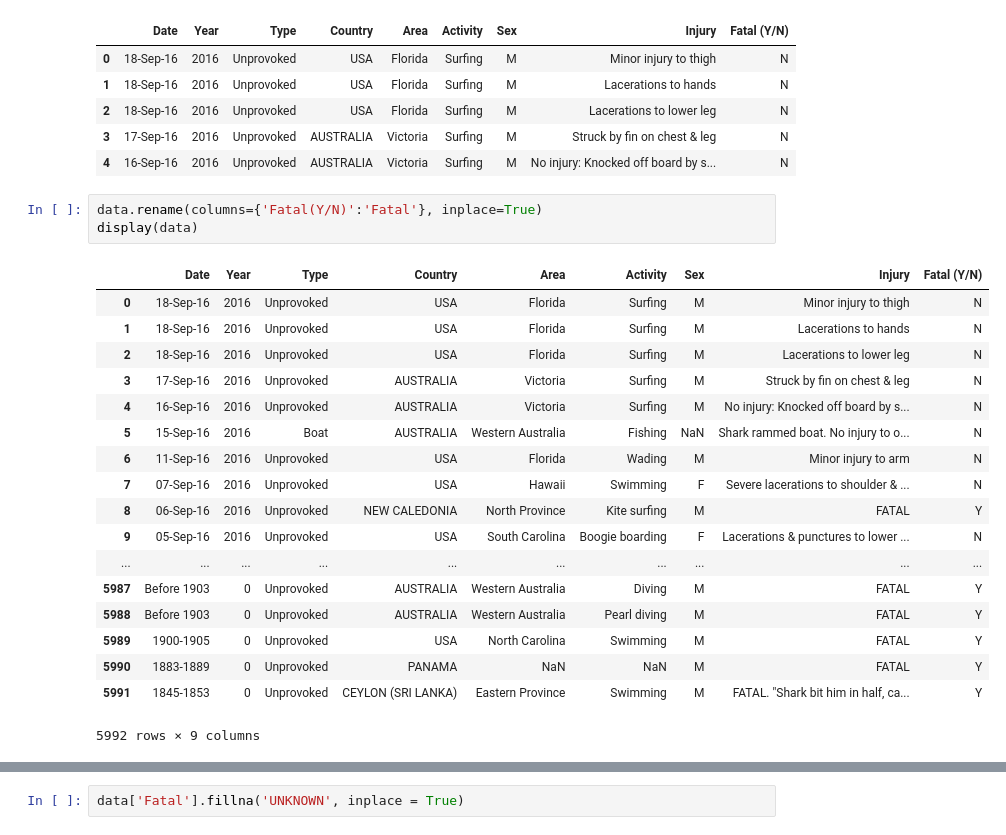
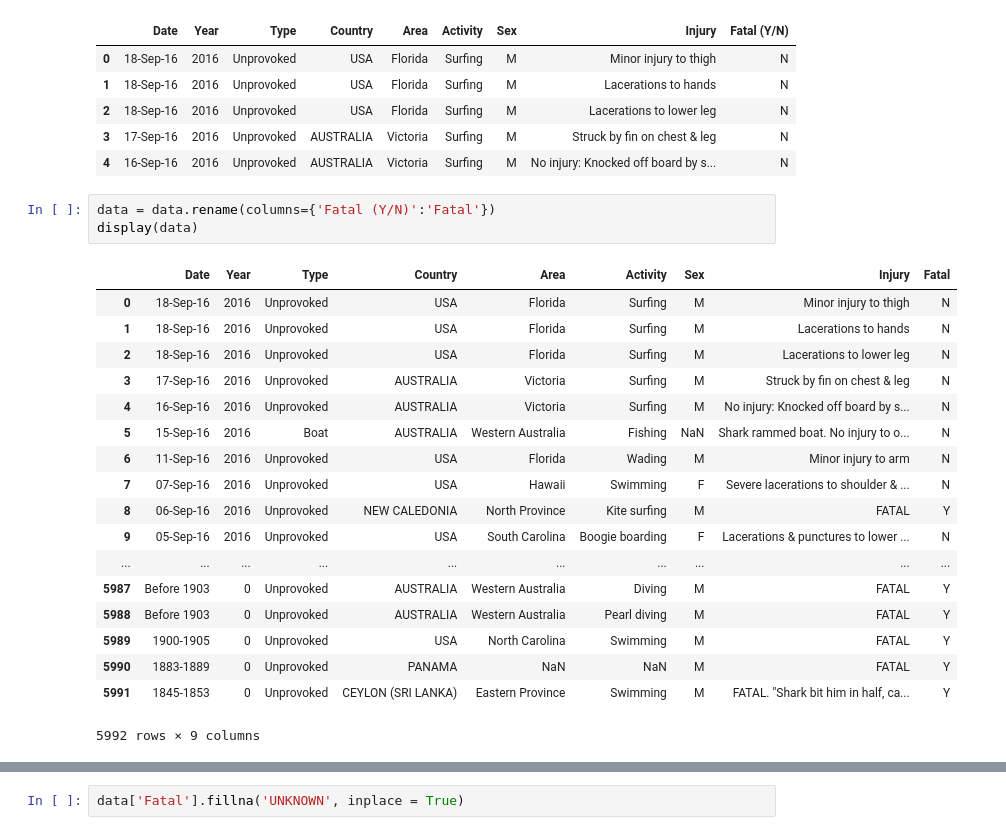
Before and after one commit to ironhack-datalabs/datamad0419, a Jupyter notebook: module-1/pandas-project/your-code/[pandas-project] Ivan Pena.ipynb, the cells around one changed output, grey strips where cells are left out. Drawn from its saved outputs; the diff is of its cells as text.

```diff
--- a/module-1/pandas-project/your-code/[pandas-project] Ivan Pena.ipynb
+++ b/module-1/pandas-project/your-code/[pandas-project] Ivan Pena.ipynb
@@ -86,10 +65,10 @@ data.head()
 | 3 | 17-Sep-16 | 2016 | Unprovoked | AUSTRALIA | Victoria | Surfing | M | Struck by fin on chest & leg | N |
 | 4 | 16-Sep-16 | 2016 | Unprovoked | AUSTRALIA | Victoria | Surfing | M | No injury: Knocked off board by s... | N |
 # %%
-data.rename(columns={'Fatal(Y/N)':'Fatal'}, inplace=True)
+data = data.rename(columns={'Fatal (Y/N)':'Fatal'})
 display(data)
 # %% [output]
-|  | Date | Year | Type | Country | Area | Activity | Sex | Injury | Fatal (Y/N) |
+|  | Date | Year | Type | Country | Area | Activity | Sex | Injury | Fatal |
 | 0 | 18-Sep-16 | 2016 | Unprovoked | USA | Florida | Surfing | M | Minor injury to thigh | N |
 | 1 | 18-Sep-16 | 2016 | Unprovoked | USA | Florida | Surfing | M | Lacerations to hands | N |
 | 2 | 18-Sep-16 | 2016 | Unprovoked | USA | Florida | Surfing | M | Lacerations to lower leg | N |
```
Also changed, not shown: parts of 6 cells of this notebook, 1 other file.
